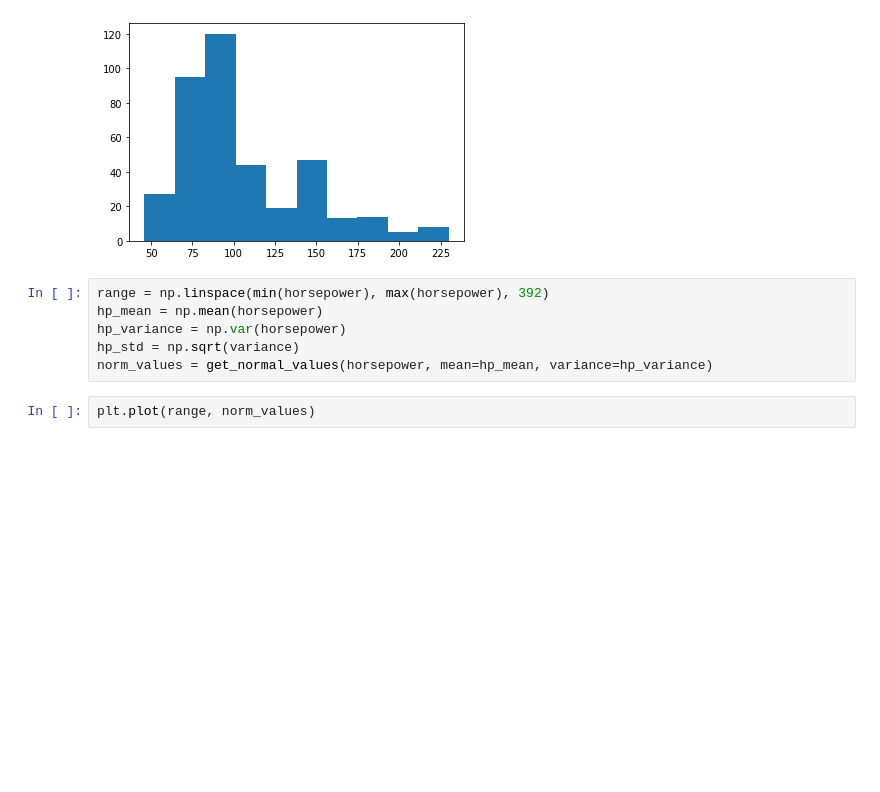
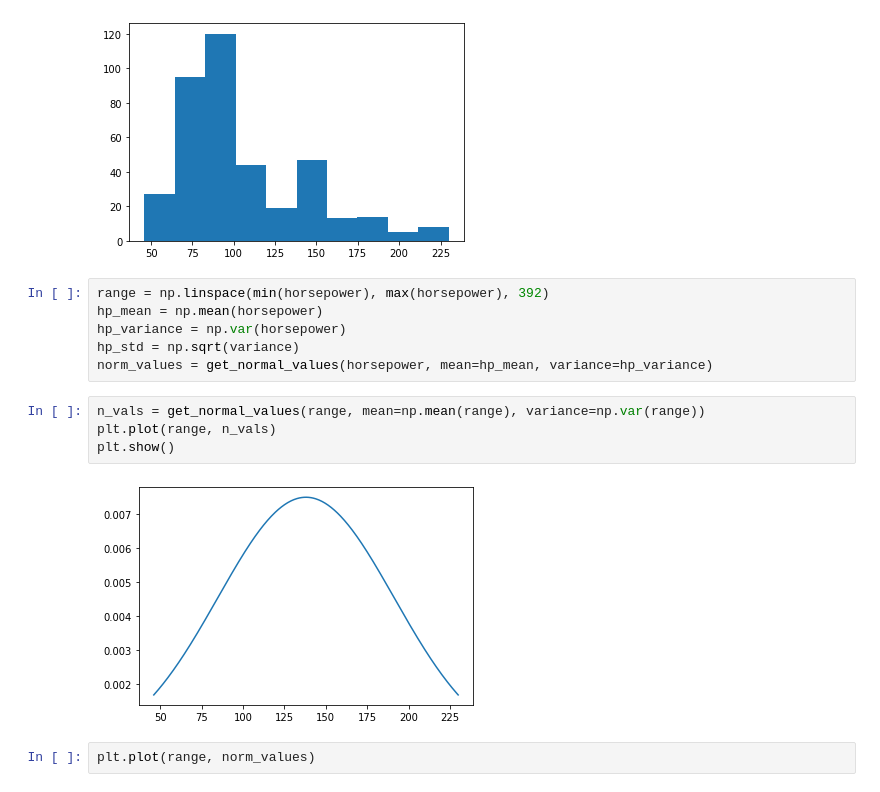
Before and after one commit to shoabahamed/khanacademy-statistics-and-probability, a Jupyter notebook: plotting_normal_distribution_graph.ipynb, the cells around one changed output. Saved outputs shown, nothing was run; the diff lists cells and outputs as text; blank space fills up the shorter version.

```diff
--- a/plotting_normal_distribution_graph.ipynb
+++ b/plotting_normal_distribution_graph.ipynb
@@ -113,6 +113,12 @@ hp_mean = np.mean(horsepower)
 hp_variance = np.var(horsepower)
 hp_std = np.sqrt(variance)
 norm_values = get_normal_values(horsepower, mean=hp_mean, variance=hp_variance)
+# %%
+n_vals = get_normal_values(range, mean=np.mean(range), variance=np.var(range))
+plt.plot(range, n_vals)
+plt.show()
+# %% [output]
+[figure, added]
 # %%
 plt.plot(range, norm_values)
 # %% [output]
```
